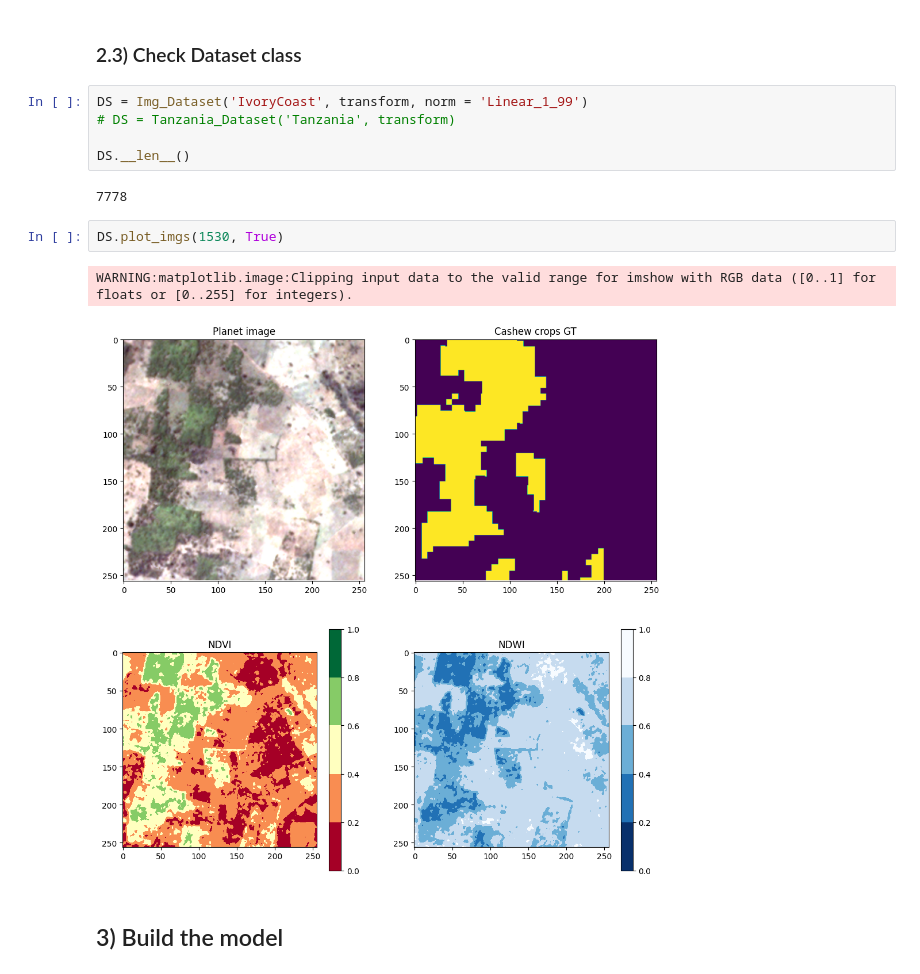
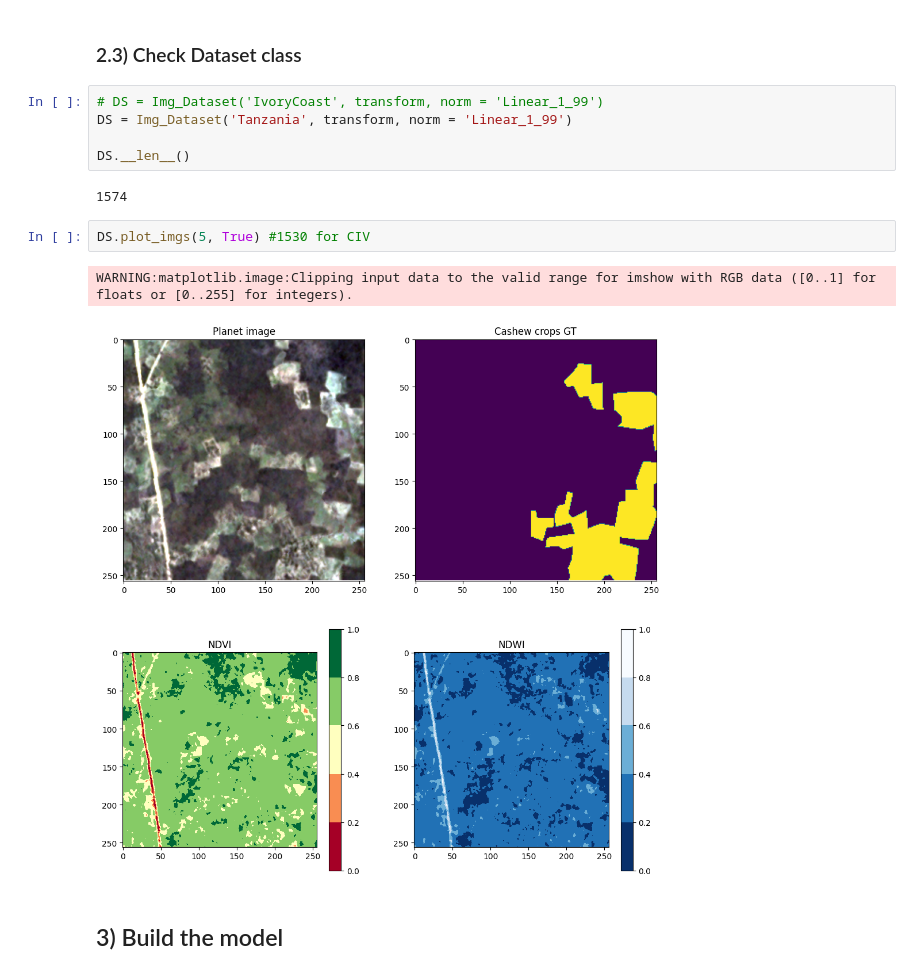
Before and after one commit to mdominguezd/DomainAdaptationCashewCropMapping_MGIThesis, a Jupyter notebook: 04_Cashew crop models/04_01_TrainUNet_No_DA.ipynb, the cells around one changed output. Cells and saved outputs as stored; diff of their text form.

```diff
--- a/04_Cashew crop models/04_01_TrainUNet_No_DA.ipynb
+++ b/04_Cashew crop models/04_01_TrainUNet_No_DA.ipynb
@@ -205,17 +209,17 @@ class Img_Dataset(Dataset):
 # %% [markdown]
 ### 2.3) Check Dataset class
 # %%
-DS = Img_Dataset('IvoryCoast', transform, norm = 'Linear_1_99')
-# DS = Tanzania_Dataset('Tanzania', transform)
+# DS = Img_Dataset('IvoryCoast', transform, norm = 'Linear_1_99')
+DS = Img_Dataset('Tanzania', transform, norm = 'Linear_1_99')
 
 DS.__len__()
 # %% [output]
-7778
+1574
 # %%
-DS.plot_imgs(1530, True)
+DS.plot_imgs(5, True) #1530 for CIV
 # %% [output]
 WARNING:matplotlib.image:Clipping input data to the valid range for imshow with RGB data ([0..1] for floats or [0..255] for integers).
-[figure, old version]
+[figure, new version]
 # %% [markdown]
 ## 3) Build the model
 # %% [markdown]
```
Also changed, not shown: parts of 12 cells of this notebook.
